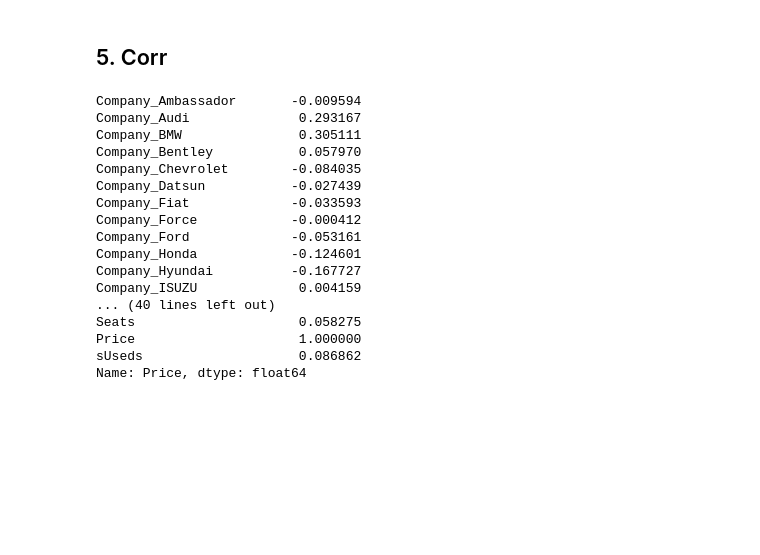
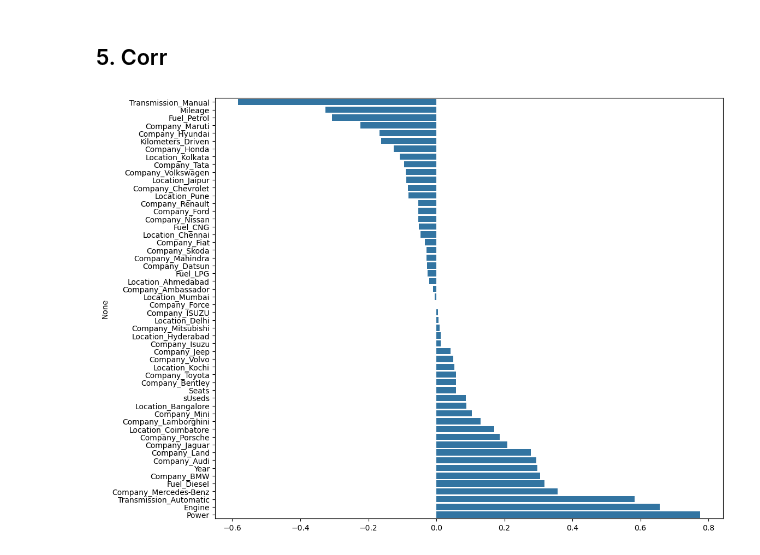
Before and after one commit to nuyhc/RWRS, a Jupyter notebook: 01_CarSales_Prep.ipynb, the cells around one changed output. Saved outputs shown, nothing was run; the diff lists cells and outputs as text; code cells hidden in the pictures; blank space fills up the shorter version.

```diff
--- a/01_CarSales_Prep.ipynb
+++ b/01_CarSales_Prep.ipynb
@@ -140,35 +140,15 @@ plt.show()
 # %%
 data = data[["Company", "Location", "Year", "Kilometers_Driven", "Fuel_Type", "Transmission", "Owner_Type", "Mileage", "Engine", "Power", "Seats", "Price"]]
 data["sUseds"] = data["Owner_Type"].apply(lambda x: 1 if x=="First" else 0)
-numeric = data[["Year", "Kilometers_Driven", "Mileage", "Engine", "Power", "Seats", "Price"]]
+numeric = data[["Year", "Kilometers_Driven", "Mileage", "Engine", "Power", "Seats"]]
 encoded = pd.concat(([pd.get_dummies(data["Company"], drop_first=False, prefix="Company"), pd.get_dummies(data["Location"], drop_first=False, prefix="Location"), pd.get_dummies(data["Fuel_Type"], drop_first=False, prefix="Fuel"), pd.get_dummies(data["Transmission"], drop_first=False, prefix="Transmission")]), axis=1)
-data = pd.concat([encoded, numeric, data["sUseds"]], axis=1)
+data = pd.concat([encoded, numeric, data["sUseds"], data["Price"]], axis=1)
 # %% [markdown]
 ## 5. Corr
-# %%
-data.corr()["Price"]
-# %% [output]
-Company_Ambassador       -0.009594
-Company_Audi              0.293167
-Company_BMW               0.305111
-Company_Bentley           0.057970
-Company_Chevrolet        -0.084035
-Company_Datsun           -0.027439
-Company_Fiat             -0.033593
-Company_Force            -0.000412
-Company_Ford             -0.053161
-Company_Honda            -0.124601
-Company_Hyundai          -0.167727
-Company_ISUZU             0.004159
-... (40 lines left out)
-Seats                     0.058275
-Price                     1.000000
-sUseds                    0.086862
-Name: Price, dtype: float64
 # %%
-d_corr=data.corr()['quality'][1:].drop('quality',axis=0)
-
-plt.figure(figsize=(16,7))
-plt.title('Correlation b/w quality and different variables')
+d_corr = data.corr()["Price"].drop("Price", axis=0)
+plt.figure(figsize=(12, 10))
 sns.barplot(y=d_corr.sort_values().index,x=d_corr.sort_values().values)
-plt.xlabel('Value')
+plt.show()
+# %% [output]
+[figure, added]
```
Also changed, not shown: parts of 6 cells of this notebook.
